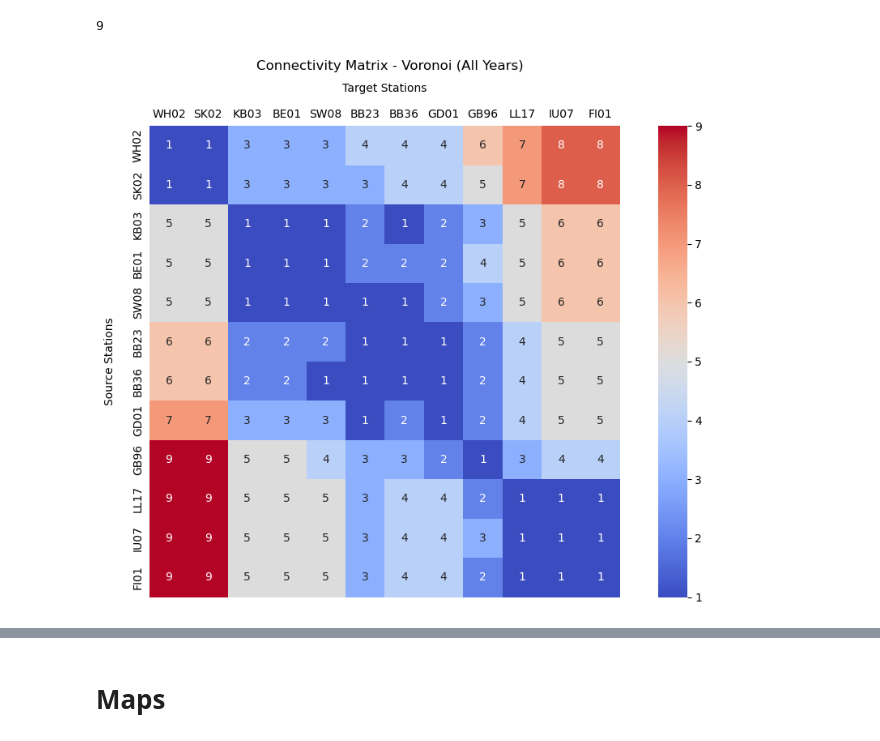
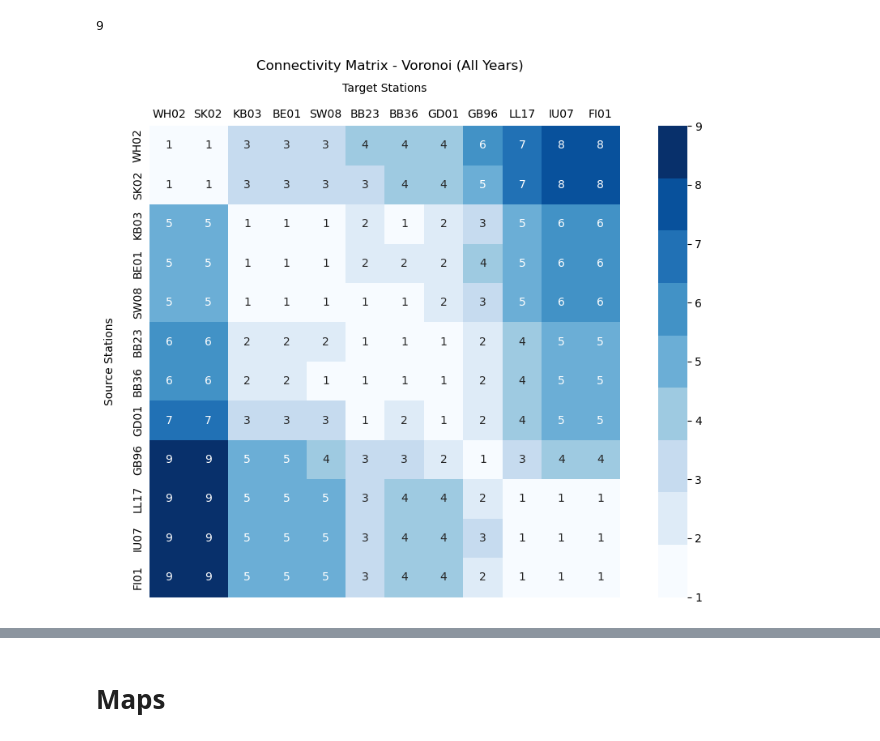
Before and after one commit to geomar-od-lagrange/2025_copepods, a Jupyter notebook: notebooks/SiteComparisonVoronoi.ipynb, the cells around one changed output, grey strips where cells are left out. Drawn from its saved outputs; the diff is of its cells as text; code cells hidden in the pictures.

Commit message:
Reworked Connectivity map frm scratch and removen unneded code

```diff
--- a/notebooks/SiteComparisonVoronoi.ipynb
+++ b/notebooks/SiteComparisonVoronoi.ipynb
@@ -103,4 +34,9 @@ folder_path = "/gxfs_work/geomar/smomw597/2025_copepods/output/"
 sample_Points_path = Path(folder_path, "SamplePoints/SamplePoints.shp")
 voronoi_Polygons_path = Path(folder_path, "SamplePoints/VoronoiPolygons.shp")
 voronoi_Ocean_path = Path(folder_path, "SamplePoints/VoronoiOceanPolygons.shp")
-input_path = Path(folder_path, f"VoronoiConnectivity/")
+input_path = Path(folder_path, "VoronoiConnectivity/")
+
+# Load the samplepoints and the voronoi polygons
+gdf_sample_points = gpd.read_file(sample_Points_path).to_crs(Geodetic())
+gdf_voronoi_polygons = gpd.read_file(voronoi_Polygons_path).to_crs(Geodetic())
+gdf_ocean_polygons = gpd.read_file(voronoi_Ocean_path).to_crs(Geodetic())
@@ -227,7 +141,8 @@ def define_cmap(cmap_name='coolwarm', cmdiscrete=False,value_min=None, value_max
         bounds = np.arange(vmin, vmax+1)
         fmt = ".0f"
         norm = mpl.colors.Normalize(vmin=value_min, vmax=value_max)
-        steps = (np.log10(vmax) - np.log10(vmin)).astype(int) # resample the colormap into the amount of discrete steps of difference between the vmin and vmax in power of 10
+        # resample the colormap into the amount of discrete steps of difference between the vmin and vmax in power of 10
+        steps = (np.log10(vmax) - np.log10(vmin)).astype(int)
         if steps >2:
                 sample_steps = steps
                 bounds = np.logspace(np.log10(vmin), np.log10(vmax), steps+1)
@@ -251,7 +166,7 @@ def showConnectivityMatrix(matrix, fn = None, vmin = None, vmax = None, no_digit
         value_max = matrix.max(axis=None)
         value_min = matrix.where(matrix != 0).min(axis=None)
 
-        cmap, bounds, fmt, norm = define_cmap(cmdiscrete=cmdiscrete, value_max=value_max, value_min=value_min)
+        cmap, bounds, fmt, norm = define_cmap(cmdiscrete=cmdiscrete, value_max=value_max, value_min=value_min, cmap_name=cmap)
         cbar_format = "%"+fmt
         mask = matrix == 0
 
@@ -299,11 +229,11 @@ df_cmatrix_normalized_relative = df_cmatrix_normalized.copy()/(max_observation_s
 # %%
 cmatrix = df_cmatrix_normalized_relative.copy()
 generations_matrix = df_cmatrix_normalized_relative.where(cmatrix==0, 1)
 for i in np.arange(2,25):
         cmatrix = df_cmatrix_normalized_relative.dot(cmatrix)
         generations_matrix = generations_matrix.where((generations_matrix[generations_matrix == 0].isnull()) | (cmatrix==0), i)
         if generations_matrix.min(axis=None) != 0:
                 break
-showConnectivityMatrix(generations_matrix, no_digital=True, cbtitle="", cmdiscrete=False)
+showConnectivityMatrix(generations_matrix, no_digital=True, cbtitle="", cmdiscrete=True, cmap="Blues")
 # %% [output]
-[figure, old version]
+[figure, new version]
```
Also changed, not shown: parts of 17 cells of this notebook.
